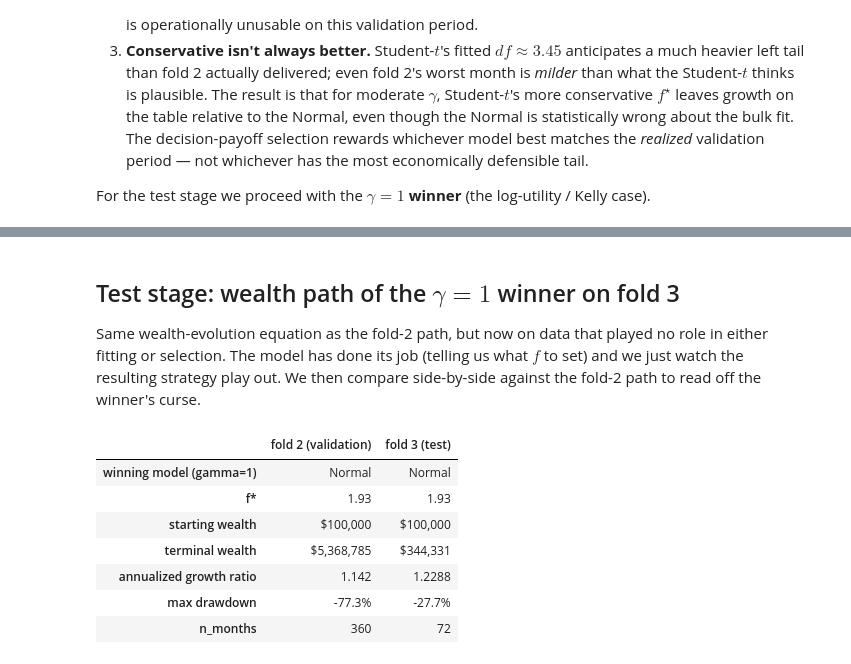
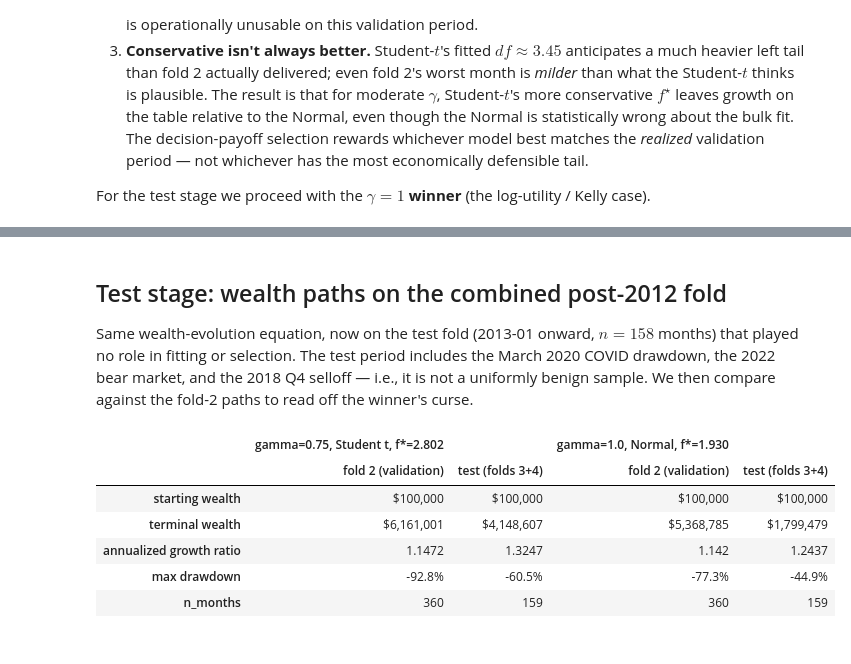
Before and after one commit to andrewmoon67/544_Notebooks, a Jupyter notebook: 06_Portfolio_optimization_and_copulas/2_simple_portfolio_optimization.ipynb, the cells around one changed output, grey strips where cells are left out. Drawn from its saved outputs; the diff is of its cells as text; code cells hidden in the pictures.

```diff
--- a/06_Portfolio_optimization_and_copulas/2_simple_portfolio_optimization.ipynb
+++ b/06_Portfolio_optimization_and_copulas/2_simple_portfolio_optimization.ipynb
@@ -45,9 +45,9 @@ ff["r_f"]   = ff["RF"] / 100
 ff["m"]     = (ff["r_mkt"] - ff["r_f"]) / (1 + ff["r_f"])
 
 folds = {
-    "fold1": ff.loc["192607":"198212"],
-    "fold2": ff.loc["198301":"201212"],
-    "fold3": ff.loc["201301":"201812"],
+    "training (fold 1)":   ff.loc["192607":"198212"],
+    "validation (fold 2)": ff.loc["198301":"201212"],
+    "test (folds 3+4)":    ff.loc["201301":],
 }
 pd.Series({k: len(v) for k, v in folds.items()}, name="n_obs")
 # %% [output]
@@ -58,9 +58,9 @@ Name: n_obs, dtype: int64
 # %% [markdown]
 ## Training stage: fit three families on fold 1
 # %%
-fold1_m = folds["fold1"]["m"].values
+train_m = folds["training (fold 1)"]["m"].values
 families = {"Normal": stats.norm, "Student t": stats.t, "Johnson SU": stats.johnsonsu}
-fits = {name: dist(*dist.fit(fold1_m)) for name, dist in families.items()}
+fits = {name: dist(*dist.fit(train_m)) for name, dist in families.items()}
 
 pd.DataFrame({name: {"params": np.round(f.args + tuple(f.kwds.values()), 4)}
               for name, f in fits.items()}).T
@@ -136,7 +136,7 @@ For each $(\gamma, \text{model})$ pair, realized mean utility on the 360 fold-2
 $\frac{1}{n_2}\sum_{t \in \text{fold 2}} u_\gamma(1 + f^\star_{\text{model}}\,m_t)$.
 Higher is better. The winning model per row is bolded.
 # %%
-fold2_m = folds["fold2"]["m"].values
+val_m = folds["validation (fold 2)"]["m"].values
 
 def realized_mean_utility(f, m, gamma):
     w = 1.0 + f * m
@@ -145,7 +145,7 @@ def realized_mean_utility(f, m, gamma):
     return (np.log(w) if gamma == 1 else (w ** (1 - gamma) - 1) / (1 - gamma)).mean()
 
 val_table = pd.DataFrame(
-    {name: [realized_mean_utility(f_star.loc[g, name], fold2_m, g) for g in gammas]
+    {name: [realized_mean_utility(f_star.loc[g, name], val_m, g) for g in gammas]
      for name in fits},
     index=pd.Index(gammas, name="gamma"),
 )
@@ -217,10 +219,12 @@ Name: fold 2 (validation), dtype: object
 # %%
-fig, ax = plt.subplots(figsize=(9, 4.5))
-ax.plot(dates_v, wealth_v, lw=2, color="darkorange")
-ax.axhline(100_000.0, color="0.5", ls="--", lw=1)
-ax.set(title=f"Fold-2 (validation) wealth path, $\\gamma = 1$, {winner_gamma1} with $f^\\star = {f_winner:.3f}$",
-       xlabel="month", ylabel="wealth ($)")
-ax.yaxis.set_major_formatter(plt.FuncFormatter(lambda x, _: f"${x:,.0f}"))
+fig, axes = plt.subplots(1, len(test_gammas), figsize=(13, 4.5), sharey=False)
+for ax, g in zip(axes, test_gammas):
+    dates_v, wealth_v = val_paths[g]
+    ax.plot(dates_v, wealth_v, lw=2, color="darkorange")
+    ax.axhline(100_000.0, color="0.5", ls="--", lw=1)
+    ax.set(title=f"Fold-2 (validation), $\\gamma = {g}$\n{winning_models[g]}, $f^\\star = {f_winners[g]:.3f}$",
+           xlabel="month", ylabel="wealth ($)")
+    ax.yaxis.set_major_formatter(plt.FuncFormatter(lambda x, _: f"${x:,.0f}"))
 plt.tight_layout()
 plt.show()
 # %% [output]
@@ -228,26 +232,24 @@ plt.show()
 # %% [markdown]
-## Test stage: wealth path of the $\gamma = 1$ winner on fold 3
+## Test stage: wealth paths on the combined post-2012 fold
 
-Same wealth-evolution equation as the fold-2 path, but now on data that played no role in either fitting or selection. The model has done its job (telling us what $f$ to set) and we just watch the resulting strategy play out. We then compare side-by-side against the fold-2 path to read off the winner's curse.
+Same wealth-evolution equation, now on the test fold (2013-01 onward, $n = 158$ months) that played no role in fitting or selection. The test period includes the March 2020 COVID drawdown, the 2022 bear market, and the 2018 Q4 selloff — i.e., it is not a uniformly benign sample. We then compare against the fold-2 paths to read off the winner's curse.
 # %%
-dates_t, wealth_t = wealth_path(folds["fold3"], f_winner)
-summary_t = path_summary(dates_t, wealth_t)
+test_paths = {g: wealth_path(folds["test (folds 3+4)"], f_winners[g]) for g in test_gammas}
 
 comparison = pd.DataFrame({
-    "fold 2 (validation)": summary_v,
-    "fold 3 (test)": summary_t,
+    (f"gamma={g}, {winning_models[g]}, f*={f_winners[g]:.3f}", stage):
+        path_summary(path[1])
+    for g in test_gammas
+    for stage, path in [("fold 2 (validation)", val_paths[g]), ("test (folds 3+4)", test_paths[g])]
 })
-comparison.loc["winning model (gamma=1)"] = winner_gamma1
-comparison.loc["f*"] = round(f_winner, 3)
-comparison.reindex(["winning model (gamma=1)", "f*", "starting wealth", "terminal wealth",
-                    "annualized growth ratio", "max drawdown", "n_months"])
+comparison.columns = pd.MultiIndex.from_tuples(comparison.columns)
+comparison
 # %% [output]
-|  | fold 2 (validation) | fold 3 (test) |
-| winning model (gamma=1) | Normal | Normal |
-| f* | 1.93 | 1.93 |
-| starting wealth | $100,000 | $100,000 |
-| terminal wealth | $5,368,785 | $344,331 |
-| annualized growth ratio | 1.142 | 1.2288 |
-| max drawdown | -77.3% | -27.7% |
-| n_months | 360 | 72 |
+|  | gamma=0.75, Student t, f*=2.802 |  | gamma=1.0, Normal, f*=1.930 |  |
+|  | fold 2 (validation) | test (folds 3+4) | fold 2 (validation) | test (folds 3+4) |
+| starting wealth | $100,000 | $100,000 | $100,000 | $100,000 |
+| terminal wealth | $6,161,001 | $4,148,607 | $5,368,785 | $1,799,479 |
+| annualized growth ratio | 1.1472 | 1.3247 | 1.142 | 1.2437 |
+| max drawdown | -92.8% | -60.5% | -77.3% | -44.9% |
+| n_months | 360 | 159 | 360 | 159 |
 # %%
```
Also changed, not shown: parts of 7 cells of this notebook.
